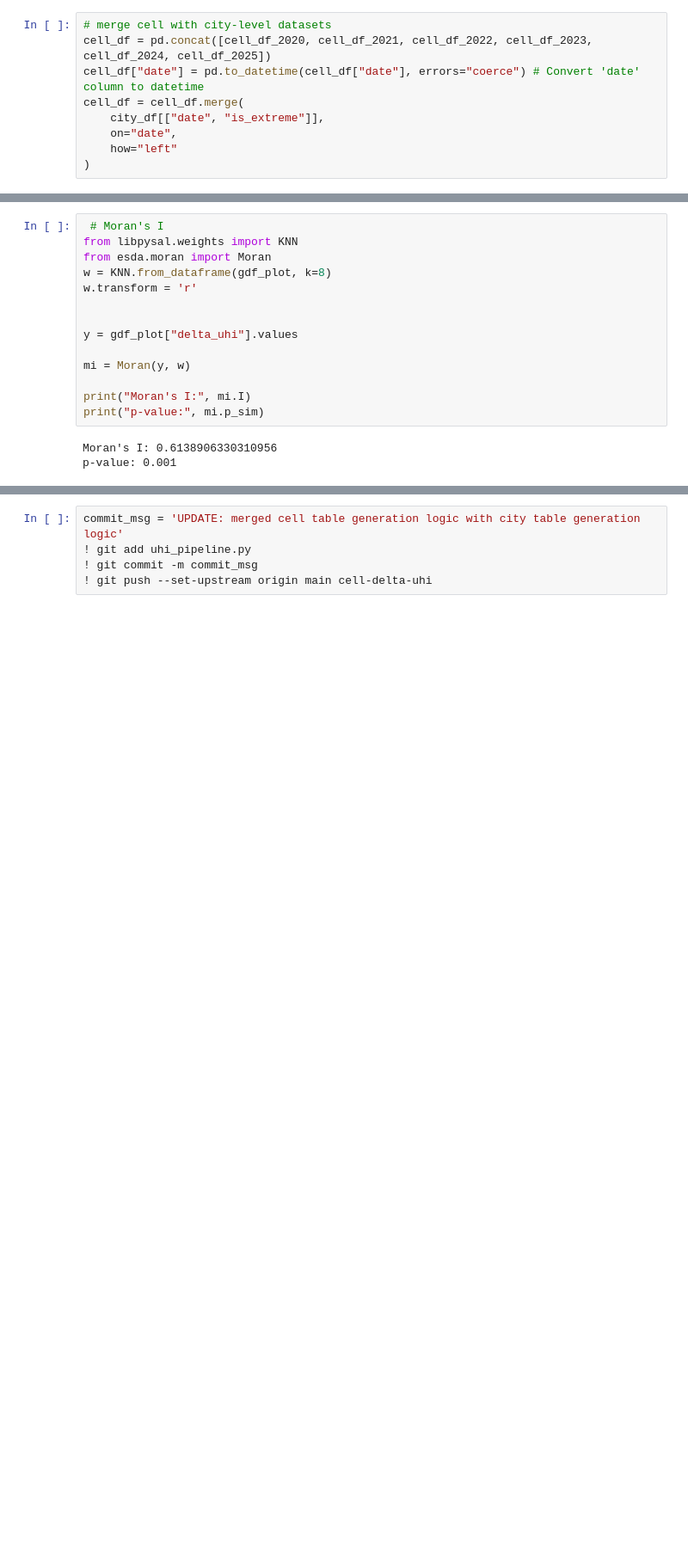
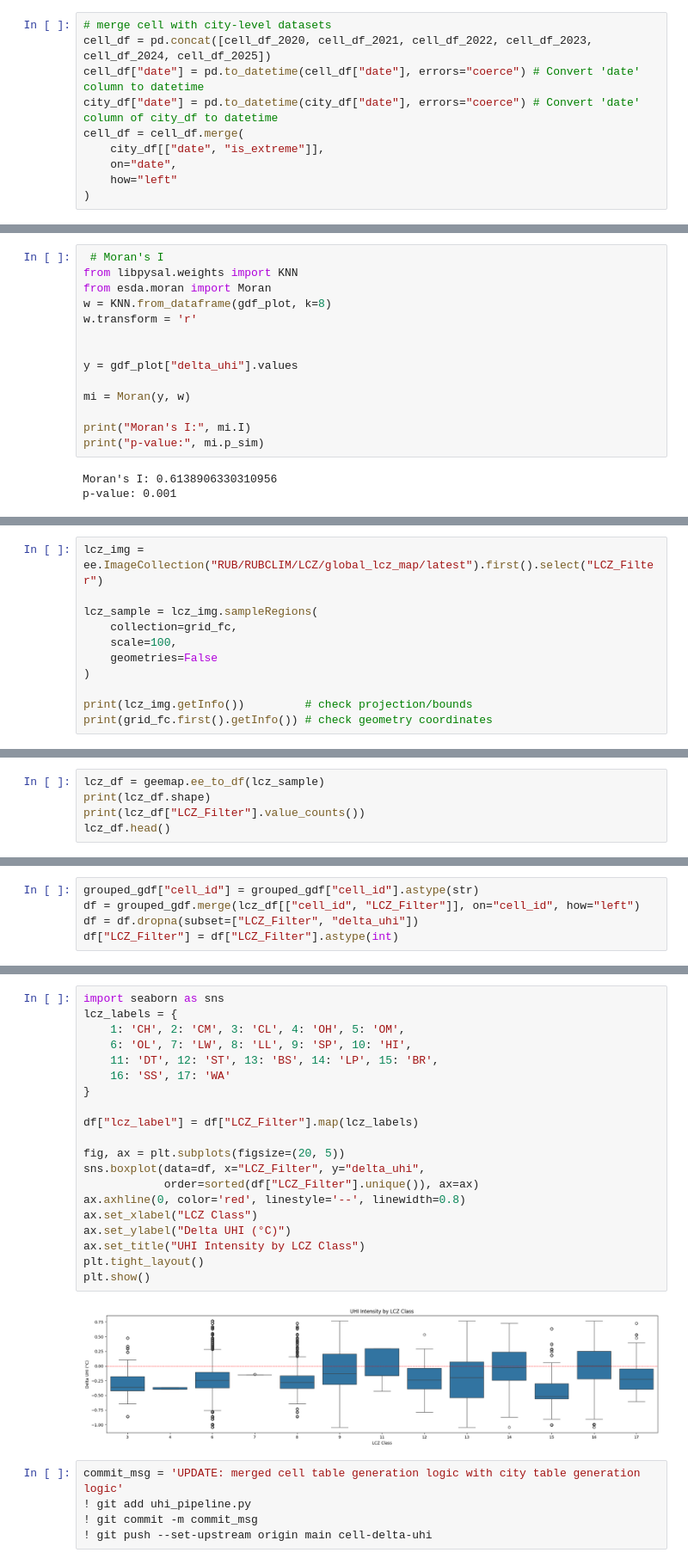
Before and after one commit to cchen744/uhi-extreme-heat-response, a Jupyter notebook: notebooks/03_city_cell_generation.ipynb, the cells around one changed output, grey strips where cells are left out. Shown at 86% size. Cells and saved outputs as stored; diff of their text form; blank space fills up the shorter version.

```diff
--- a/notebooks/03_city_cell_generation.ipynb
+++ b/notebooks/03_city_cell_generation.ipynb
@@ -499,6 +503,7 @@ A non-linear pattern of uhi is deduced from the graph above.
 # merge cell with city-level datasets
 cell_df = pd.concat([cell_df_2020, cell_df_2021, cell_df_2022, cell_df_2023, cell_df_2024, cell_df_2025])
 cell_df["date"] = pd.to_datetime(cell_df["date"], errors="coerce") # Convert 'date' column to datetime
+city_df["date"] = pd.to_datetime(city_df["date"], errors="coerce") # Convert 'date' column of city_df to datetime
 cell_df = cell_df.merge(
     city_df[["date", "is_extreme"]],
     on="date",
@@ -610,0 +637,11 @@ p-value: 0.001
+# %%
+lcz_img = ee.ImageCollection("RUB/RUBCLIM/LCZ/global_lcz_map/latest").first().select("LCZ_Filter")
+
+lcz_sample = lcz_img.sampleRegions(
+    collection=grid_fc,
+    scale=100,
+    geometries=False
+)
+
+print(lcz_img.getInfo())         # check projection/bounds
+print(grid_fc.first().getInfo()) # check geometry coordinates
@@ -610,0 +682,5 @@ p-value: 0.001
+# %%
+lcz_df = geemap.ee_to_df(lcz_sample)
+print(lcz_df.shape)
+print(lcz_df["LCZ_Filter"].value_counts())
+lcz_df.head()
@@ -610,0 +759,5 @@ p-value: 0.001
+# %%
+grouped_gdf["cell_id"] = grouped_gdf["cell_id"].astype(str)
+df = grouped_gdf.merge(lcz_df[["cell_id", "LCZ_Filter"]], on="cell_id", how="left")
+df = df.dropna(subset=["LCZ_Filter", "delta_uhi"])
+df["LCZ_Filter"] = df["LCZ_Filter"].astype(int)
@@ -611,3 +771,25 @@ p-value: 0.001
+# %%
+import seaborn as sns
+lcz_labels = {
+    1: 'CH', 2: 'CM', 3: 'CL', 4: 'OH', 5: 'OM',
+    6: 'OL', 7: 'LW', 8: 'LL', 9: 'SP', 10: 'HI',
+    11: 'DT', 12: 'ST', 13: 'BS', 14: 'LP', 15: 'BR',
+    16: 'SS', 17: 'WA'
+}
+
+df["lcz_label"] = df["LCZ_Filter"].map(lcz_labels)
+
+fig, ax = plt.subplots(figsize=(20, 5))
+sns.boxplot(data=df, x="LCZ_Filter", y="delta_uhi",
+            order=sorted(df["LCZ_Filter"].unique()), ax=ax)
+ax.axhline(0, color='red', linestyle='--', linewidth=0.8)
+ax.set_xlabel("LCZ Class")
+ax.set_ylabel("Delta UHI (°C)")
+ax.set_title("UHI Intensity by LCZ Class")
+plt.tight_layout()
+plt.show()
+# %% [output]
+[figure, added]
 # %%
 commit_msg = 'UPDATE: merged cell table generation logic with city table generation logic'
 ! git add uhi_pipeline.py
```
Also changed, not shown: parts of 16 cells of this notebook.
